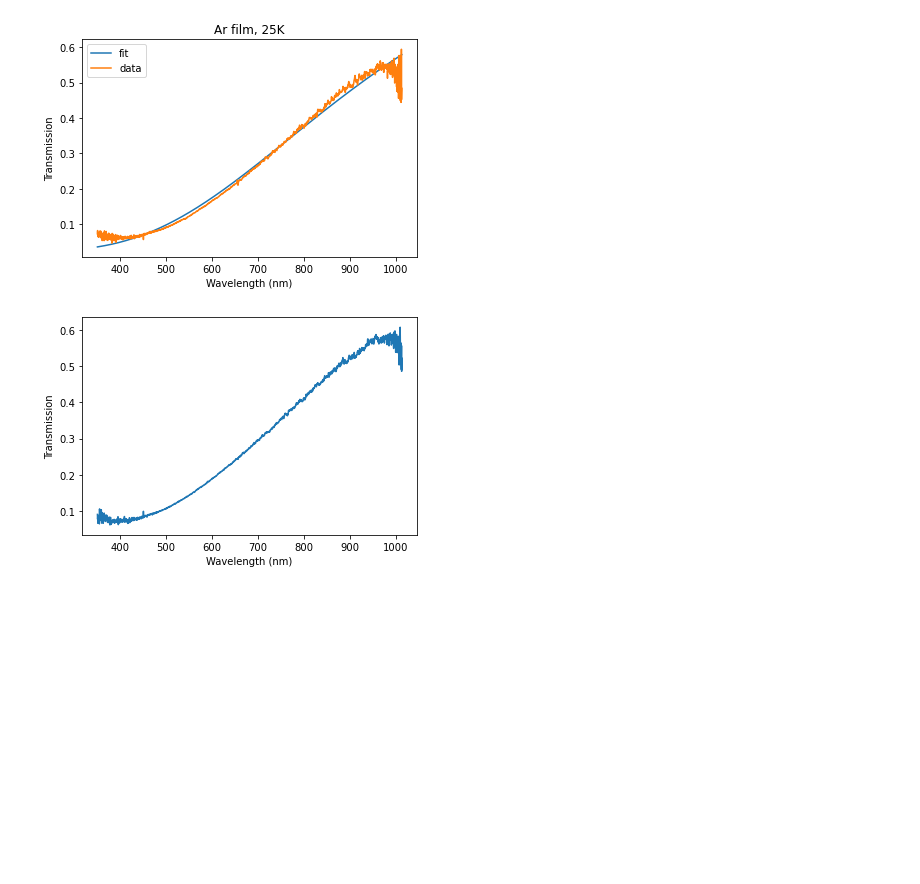
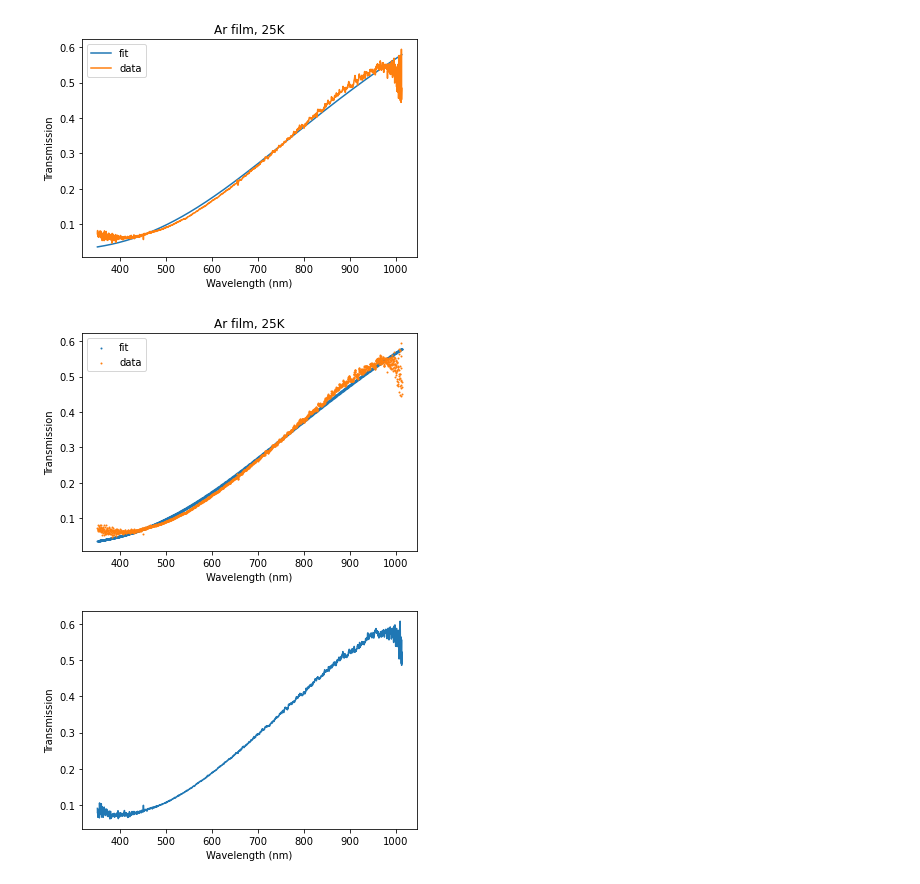
Before and after one commit to SpinlabMSU-user/bubble, a Jupyter notebook: Jupyter-notebooks/Mie Scattering 2.ipynb, the cells around one changed output. Cells and saved outputs as stored; diff of their text form; code cells hidden in the pictures; blank space fills up the shorter version.

```diff
--- a/Jupyter-notebooks/Mie Scattering 2.ipynb
+++ b/Jupyter-notebooks/Mie Scattering 2.ipynb
@@ -587,6 +587,11 @@ plt.tight_layout()
 [figure]
 # %% [markdown]
 This code defines a function that will take in the film type (krypton or argon) and the temperatures and output a function that gives the transmission of the film, assuming the bubble model, based on wavelength, number of spheres, and radius of spheres. The new function outputted has a fixed film type and temperature. This is necessary so that curve_fit will work correctly. I don't want curve fit to treat temperature as a free parameter and try to vary it because we know the temperatures of the films. I also can't use the type of film as a parameter in a function that I use curve_fit on because curve_fit requires numerical parameters.
+# %%
+# This cell contains the values for parms and paras obtained by running previous cells, so that the bubble function
+#can be defined without having to run all the previous cells over again.
+parms = [-2.02823499e-03, -4.20714203e-02, -2.61489404e-06,  3.92796537e-01,  2.72062705e+05]
+paras = [-1.29167098e-05,  6.30773716e-01,  4.92941185e-06,  1.01255347e-02,  1.51596006e+05]
 # %%
 Kr = 'Kr'
 Ar = 'Ar'
@@ -865,5 +881,14 @@ print(a,b,c)
  [-7.05845248e+06  2.52660891e+31 -3.75630346e+13]
  [ 1.11676571e-11 -3.75630346e+13  7.22941031e-05]] 0.016624192321025126
 [figure]
+# %%
+parlist = []
+Temps = []
+temp = 25
+par = Modelfit(Ar,temp,wavl,tr,[1e-7,1e18,1],const=True,scat=True)
+parlist.append(par)
+Temps.append(temp)
+# %% [output]
+[figure, added]
 # %%
 times = ["13-47-57-541","13-46-42-088","12-37-07-018"]
```
Also changed, not shown: parts of 29 cells of this notebook, 1 other file.
